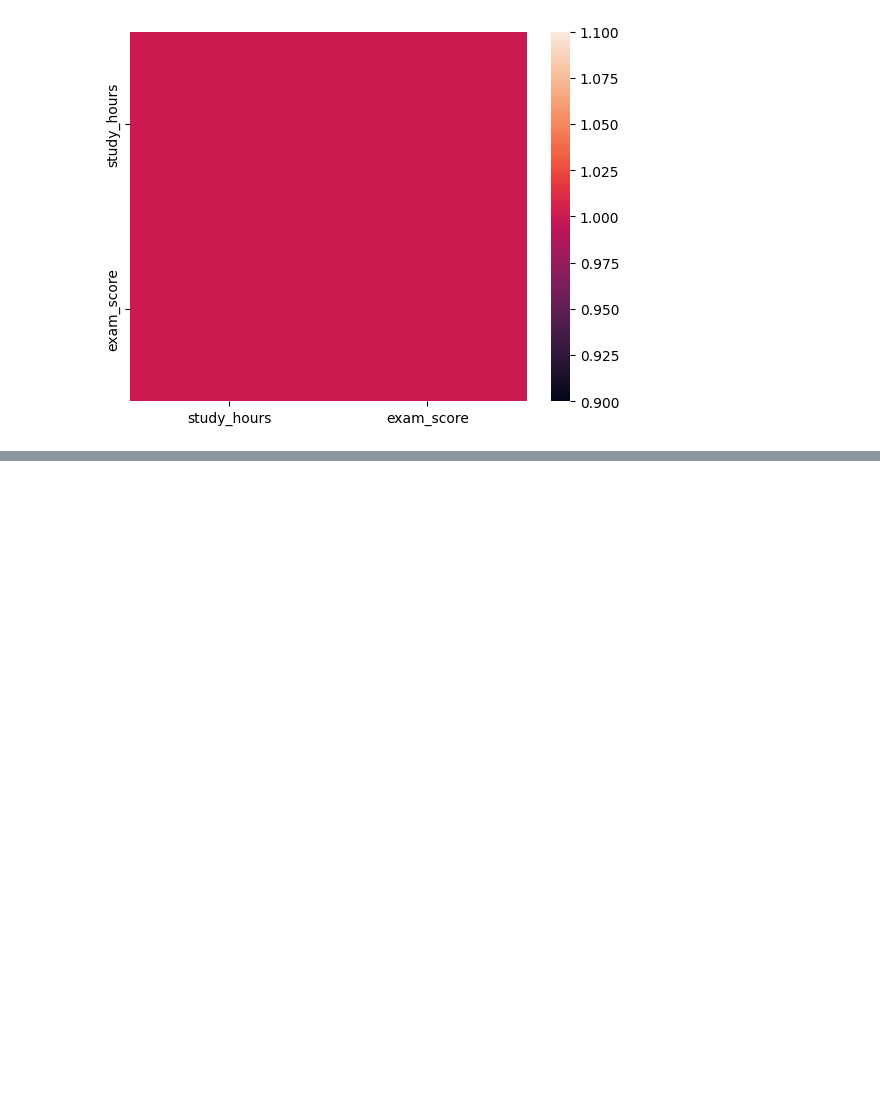
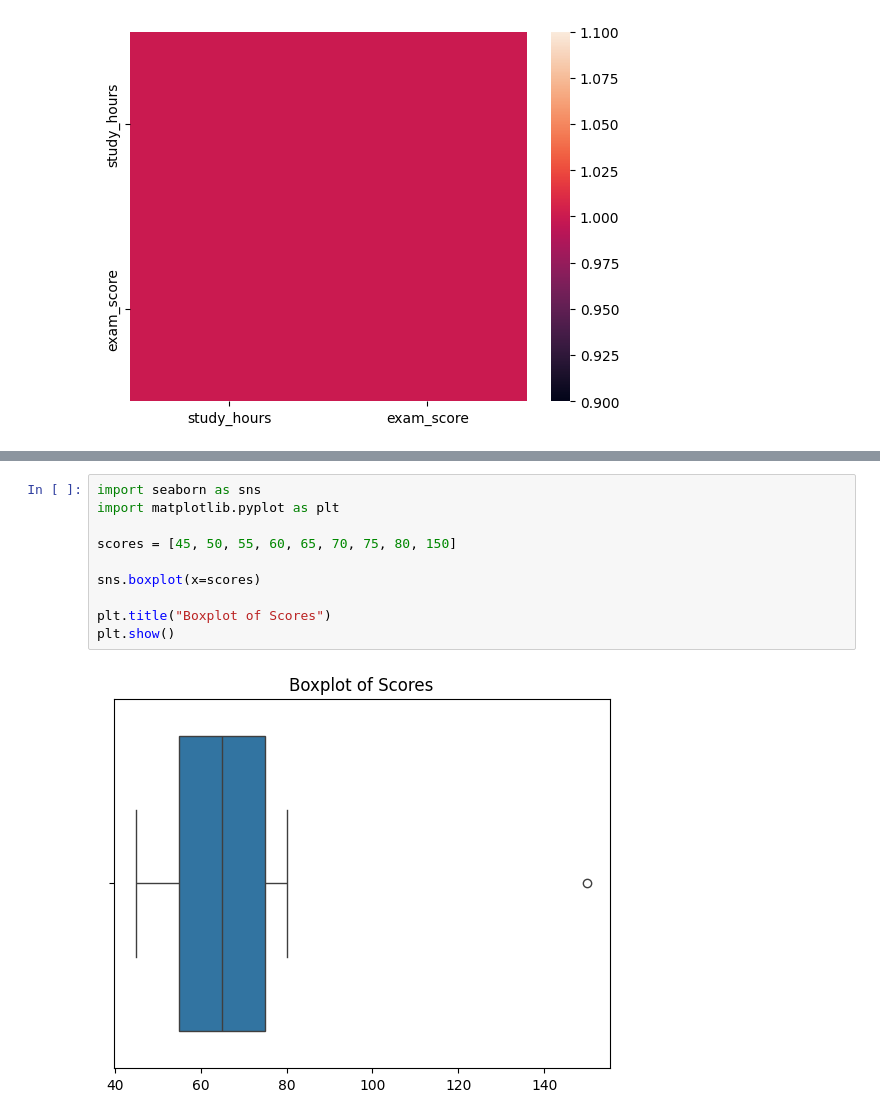
Before and after one commit to madrimovazaxro/data-visualization-with-python, a Jupyter notebook: lesson4.ipynb, the cells around one changed output, grey strips where cells are left out. Drawn from its saved outputs; the diff is of its cells as text; blank space fills up the shorter version.

```diff
--- a/lesson4.ipynb
+++ b/lesson4.ipynb
@@ -229,0 +262,12 @@ plt.show()
+# %%
+import seaborn as sns
+import matplotlib.pyplot as plt
+
+scores = [45, 50, 55, 60, 65, 70, 75, 80, 150]
+
+sns.boxplot(x=scores)
+
+plt.title("Boxplot of Scores")
+plt.show()
+# %% [output]
+[figure, added]
```
Also changed, not shown: parts of 4 cells of this notebook.
